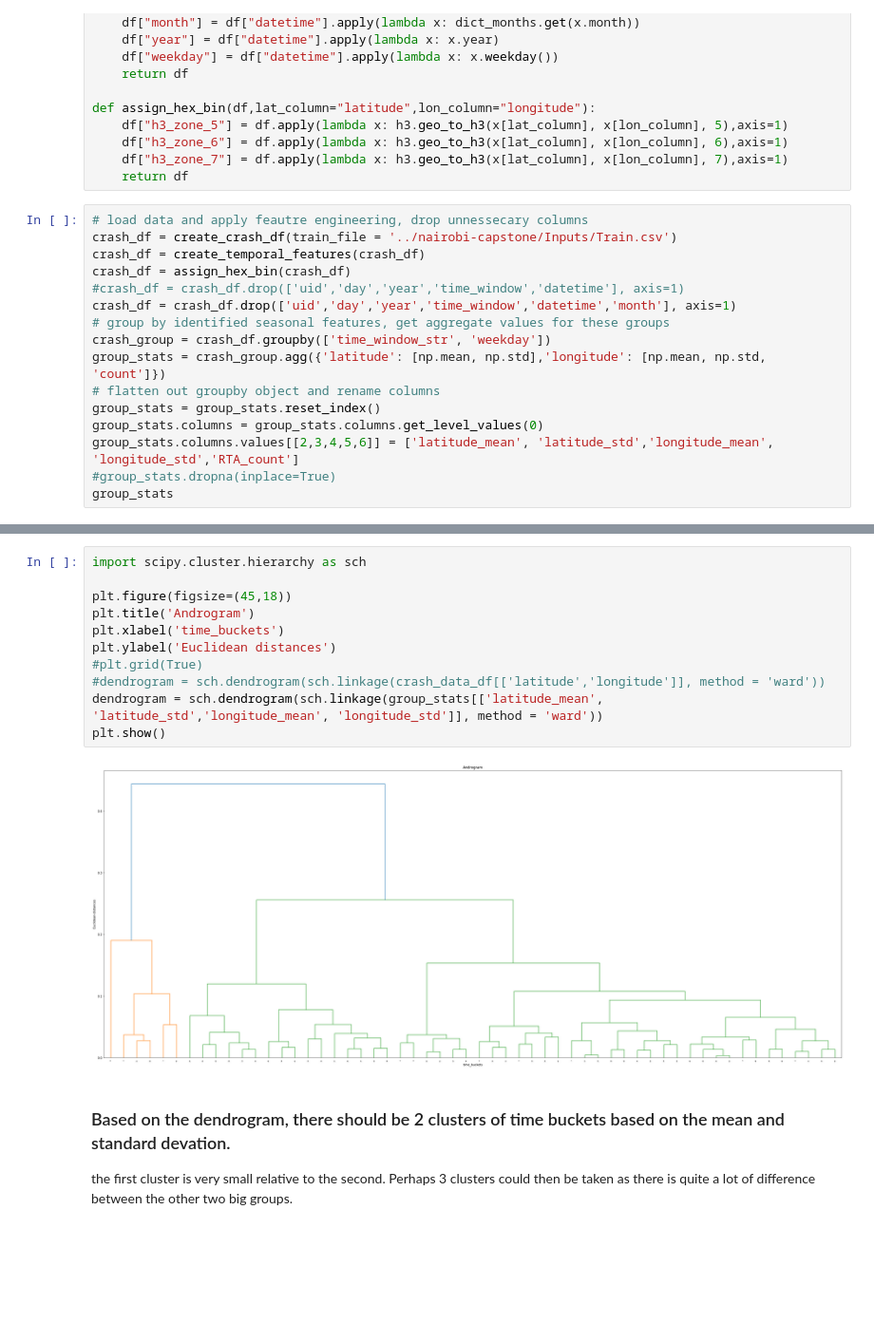
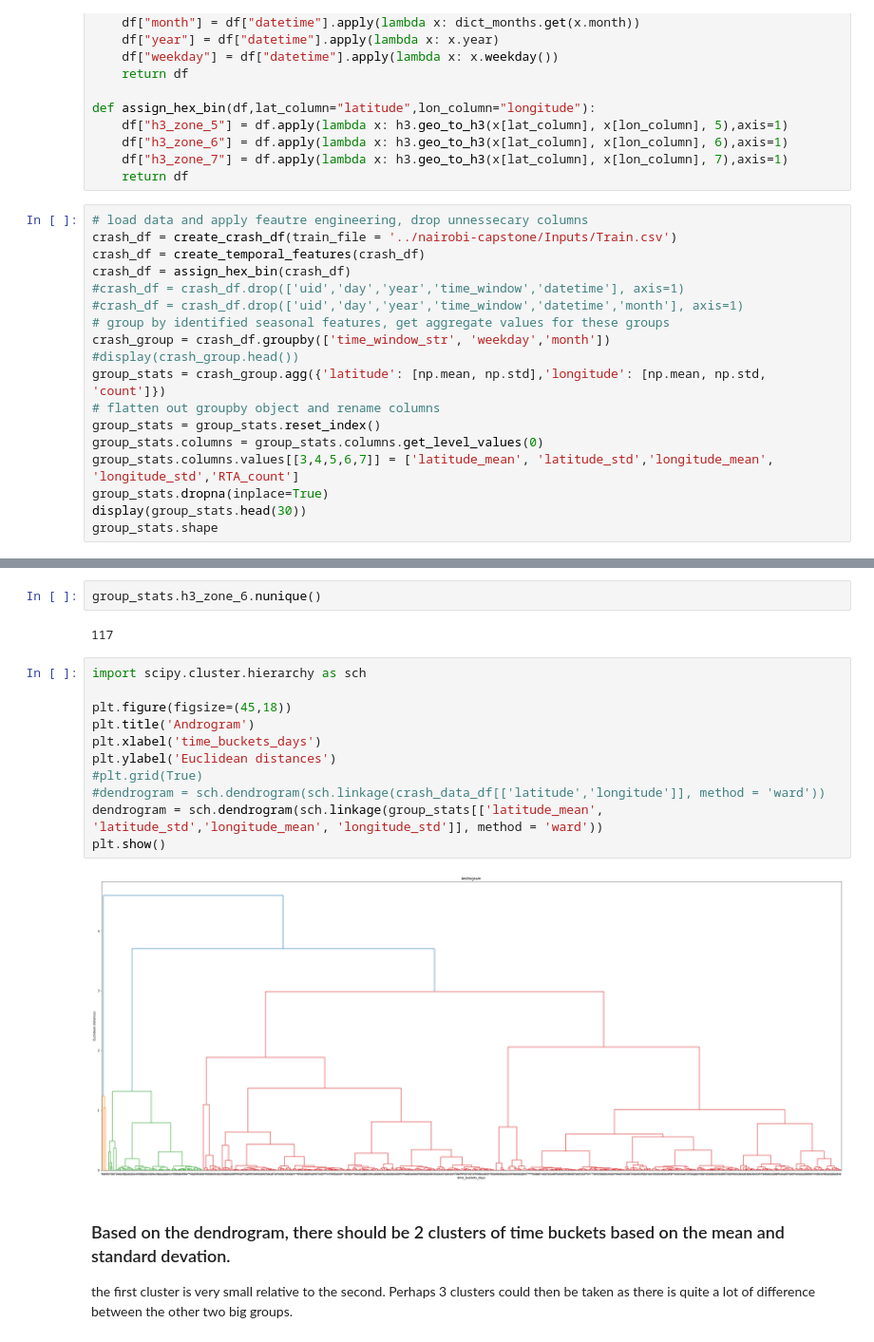
Before and after one commit to AndOleAnd/Capstone_N_A_P, a Jupyter notebook: Notebooks/exploring_distribution.ipynb, the cells around one changed output, grey strips where cells are left out. Shown at 95% size. Drawn from its saved outputs; the diff is of its cells as text; blank space fills up the shorter version.

```diff
--- a/Notebooks/exploring_distribution.ipynb
+++ b/Notebooks/exploring_distribution.ipynb
@@ -41,14 +42,16 @@ crash_df = create_crash_df(train_file = '../nairobi-capstone/Inputs/Train.csv')
 crash_df = create_temporal_features(crash_df)
 crash_df = assign_hex_bin(crash_df)
 #crash_df = crash_df.drop(['uid','day','year','time_window','datetime'], axis=1)
-crash_df = crash_df.drop(['uid','day','year','time_window','datetime','month'], axis=1)
+#crash_df = crash_df.drop(['uid','day','year','time_window','datetime','month'], axis=1)
 # group by identified seasonal features, get aggregate values for these groups
-crash_group = crash_df.groupby(['time_window_str', 'weekday'])
+crash_group = crash_df.groupby(['time_window_str', 'weekday','month'])
+#display(crash_group.head())
 group_stats = crash_group.agg({'latitude': [np.mean, np.std],'longitude': [np.mean, np.std, 'count']})
 # flatten out groupby object and rename columns
 group_stats = group_stats.reset_index()
 group_stats.columns = group_stats.columns.get_level_values(0)
-group_stats.columns.values[[2,3,4,5,6]] = ['latitude_mean', 'latitude_std','longitude_mean', 'longitude_std','RTA_count']
-#group_stats.dropna(inplace=True)
-group_stats
+group_stats.columns.values[[3,4,5,6,7]] = ['latitude_mean', 'latitude_std','longitude_mean', 'longitude_std','RTA_count']
+group_stats.dropna(inplace=True)
+display(group_stats.head(30))
+group_stats.shape
 # %% [output]
@@ -72,16 +76,20 @@ group_stats
+# %%
+group_stats.h3_zone_6.nunique()
+# %% [output]
+117
 # %%
 import scipy.cluster.hierarchy as sch
 
 plt.figure(figsize=(45,18))
 plt.title('Androgram')
-plt.xlabel('time_buckets')
+plt.xlabel('time_buckets_days')
 plt.ylabel('Euclidean distances')
 #plt.grid(True)
 #dendrogram = sch.dendrogram(sch.linkage(crash_data_df[['latitude','longitude']], method = 'ward'))
 dendrogram = sch.dendrogram(sch.linkage(group_stats[['latitude_mean', 'latitude_std','longitude_mean', 'longitude_std']], method = 'ward'))
 plt.show()
 # %% [output]
-[figure, old version]
+[figure, new version]
 # %% [markdown]
 ### Based on the dendrogram, there should be 2 clusters of time buckets based on the mean and standard devation.
 the first cluster is very small relative to the second. Perhaps 3 clusters could then be taken as there is quite a lot of difference between the other two big groups.
```
Also changed, not shown: parts of 4 cells of this notebook, 1 other file.
